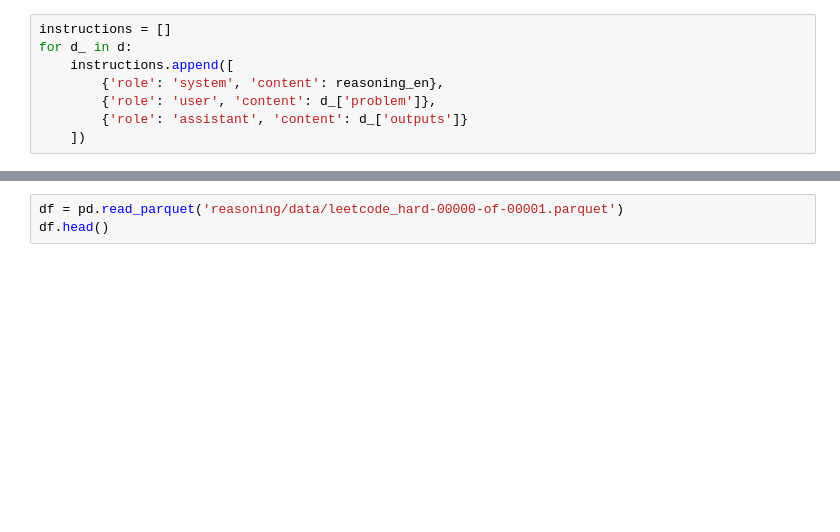
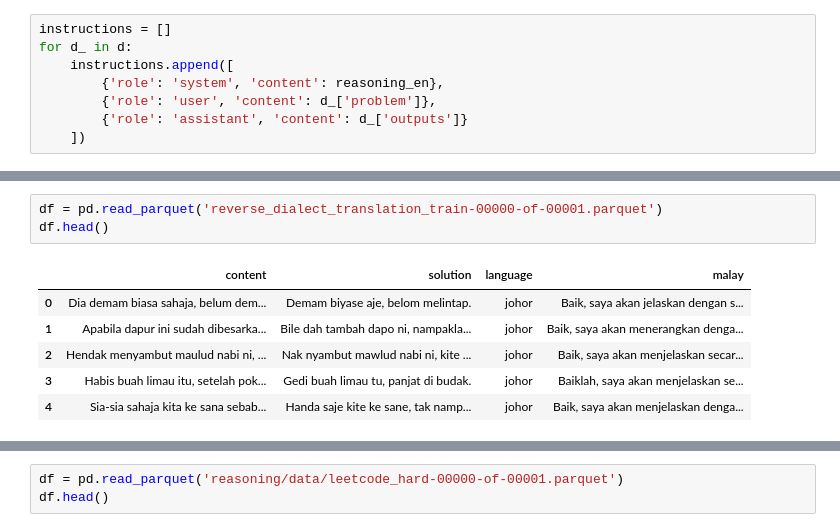
Before and after one commit to mesolitica/malaysian-dataset, a Jupyter notebook: llm-instruction/malaysian-sft/prepare-malaysian-sft-reasoning.ipynb, the cells around one changed output, grey strips where cells are left out. Drawn from its saved outputs; the diff is of its cells as text; blank space fills up the shorter version.

```diff
--- a/llm-instruction/malaysian-sft/prepare-malaysian-sft-reasoning.ipynb
+++ b/llm-instruction/malaysian-sft/prepare-malaysian-sft-reasoning.ipynb
@@ -58,0 +146,10 @@ glob('reasoning/data/*.parquet')
+# %%
+df = pd.read_parquet('reverse_dialect_translation_train-00000-of-00001.parquet')
+df.head()
+# %% [output]
+|  | content | solution | language | malay |
+| 0 | Dia demam biasa sahaja, belum dem... | Demam biyase aje, belom melintap. | johor | Baik, saya akan jelaskan dengan s... |
+| 1 | Apabila dapur ini sudah dibesarka... | Bile dah tambah dapo ni, nampakla... | johor | Baik, saya akan menerangkan denga... |
+| 2 | Hendak menyambut maulud nabi ni, ... | Nak nyambut mawlud nabi ni, kite ... | johor | Baik, saya akan menjelaskan secar... |
+| 3 | Habis buah limau itu, setelah pok... | Gedi buah limau tu, panjat di budak. | johor | Baiklah, saya akan menjelaskan se... |
+| 4 | Sia-sia sahaja kita ke sana sebab... | Handa saje kite ke sane, tak namp... | johor | Baik, saya akan menjelaskan denga... |
```
Also changed, not shown: parts of 29 cells of this notebook, 2 other files.
